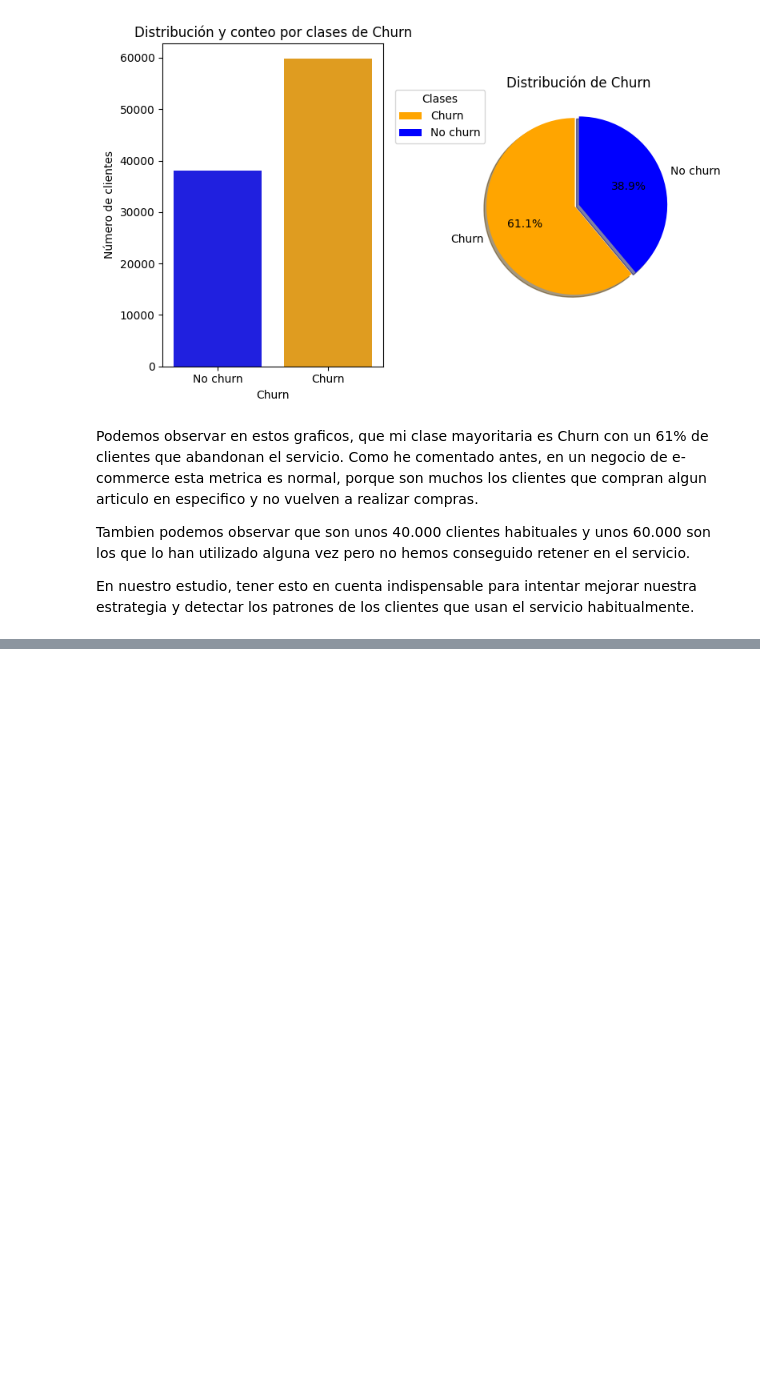
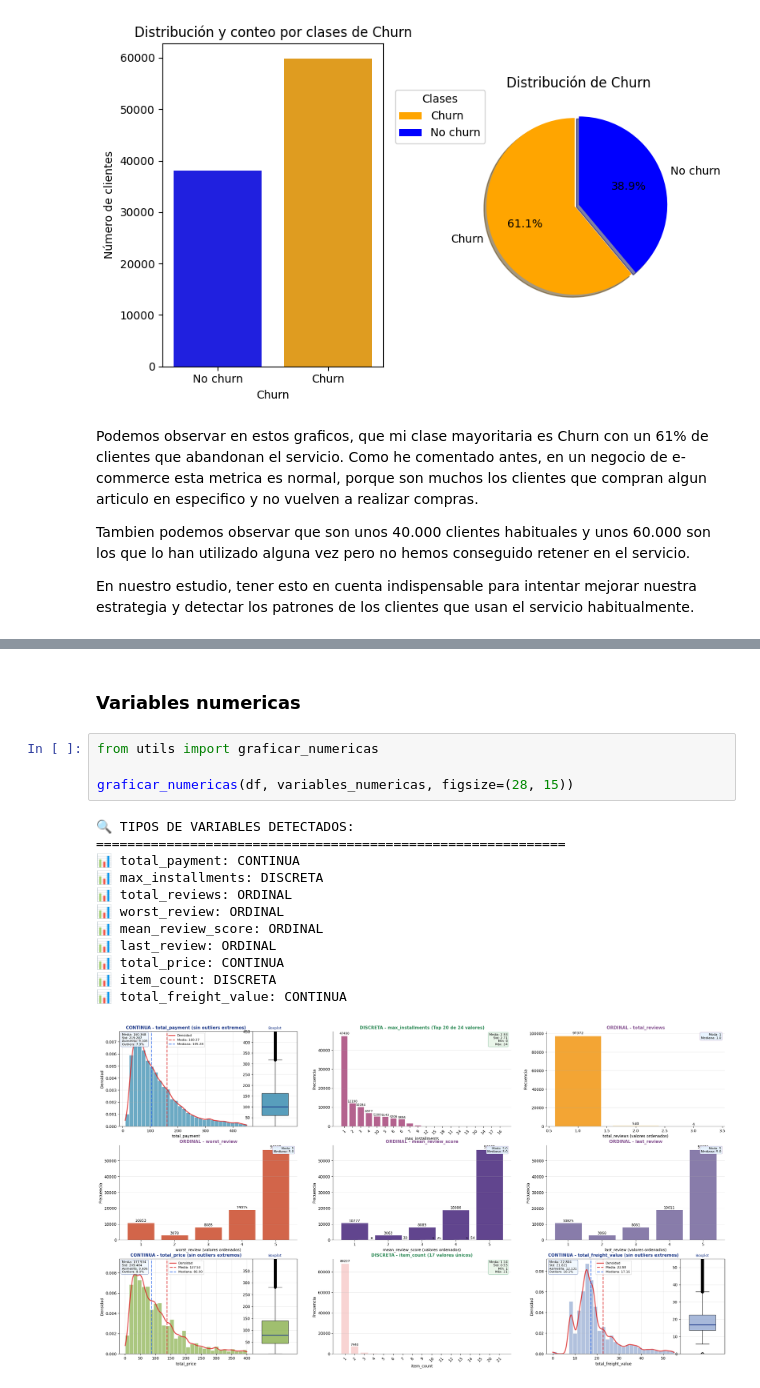
Before and after one commit to Reezo912/Churn-Prediction, a Jupyter notebook: scripts/EDA.ipynb, the cells around one changed output, grey strips where cells are left out. Saved outputs shown, nothing was run; the diff lists cells and outputs as text; blank space fills up the shorter version.

```diff
--- a/scripts/EDA.ipynb
+++ b/scripts/EDA.ipynb
@@ -326,0 +328,19 @@ variables_numericas = [
+# %% [markdown]
+### Variables numericas
+# %%
+from utils import graficar_numericas
+
+graficar_numericas(df, variables_numericas, figsize=(28, 15))
+# %% [output]
+🔍 TIPOS DE VARIABLES DETECTADOS:
+============================================================
+📊 total_payment: CONTINUA
+📊 max_installments: DISCRETA
+📊 total_reviews: ORDINAL
+📊 worst_review: ORDINAL
+📊 mean_review_score: ORDINAL
+📊 last_review: ORDINAL
+📊 total_price: CONTINUA
+📊 item_count: DISCRETA
+📊 total_freight_value: CONTINUA
+[figure, added]
```
Also changed, not shown: parts of 8 cells of this notebook, 2 other files.
